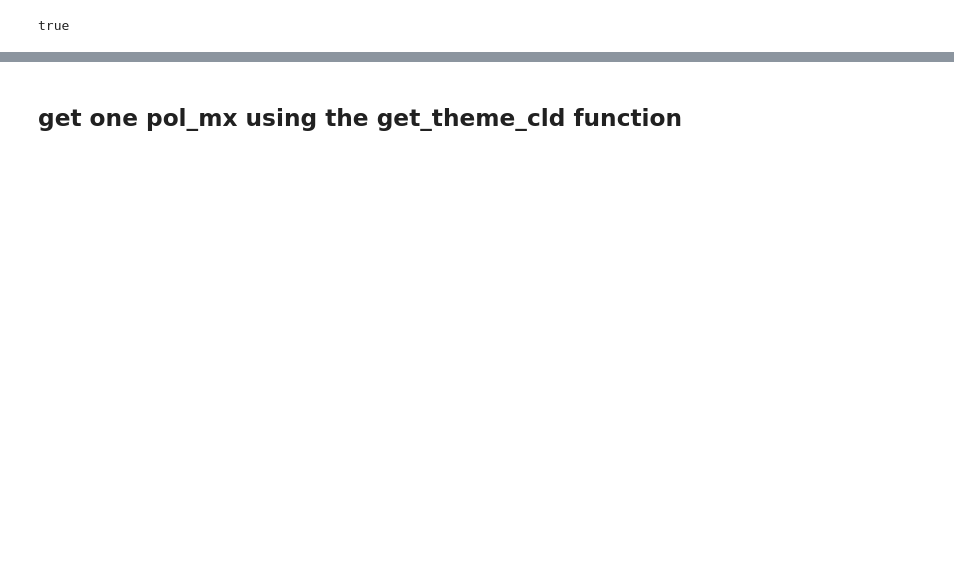
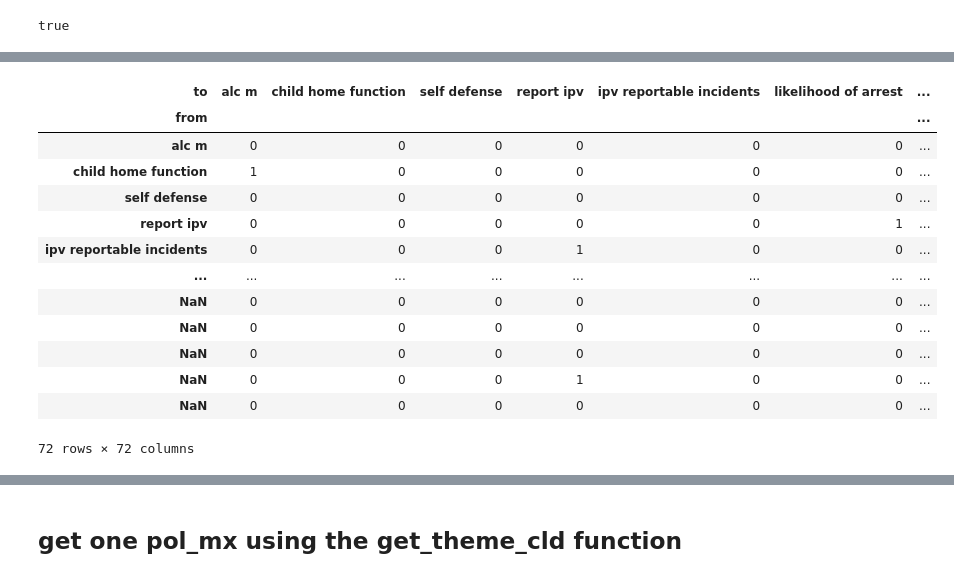
Before and after one commit to georgia-max/MentalMaps_Aggregation, a Jupyter notebook: Jupyter/aggregateCLD.ipynb, the cells around one changed output, grey strips where cells are left out. Cells and saved outputs as stored; diff of their text form; code cells hidden in the pictures; blank space fills up the shorter version.

```diff
--- a/Jupyter/aggregateCLD.ipynb
+++ b/Jupyter/aggregateCLD.ipynb
@@ -196,0 +165,21 @@ tt
+# %%
+# delete rows and columns that are nan
+pol_max_combined = pol_max_combined.dropna(axis=0, how='all')
+pol_max_combined = pol_max_combined.dropna(axis=1, how='all')
+
+pol_max_combined
+# %% [output]
+| to | alc m | child home function | self defense | report ipv | ipv reportable incidents | likelihood of arrest | ... |
+| from |  |  |  |  |  |  | ... |
+| alc m | 0 | 0 | 0 | 0 | 0 | 0 | ... |
+| child home function | 1 | 0 | 0 | 0 | 0 | 0 | ... |
+| self defense | 0 | 0 | 0 | 0 | 0 | 0 | ... |
+| report ipv | 0 | 0 | 0 | 0 | 0 | 1 | ... |
+| ipv reportable incidents | 0 | 0 | 0 | 1 | 0 | 0 | ... |
+| ... | ... | ... | ... | ... | ... | ... | ... |
+| NaN | 0 | 0 | 0 | 0 | 0 | 0 | ... |
+| NaN | 0 | 0 | 0 | 0 | 0 | 0 | ... |
+| NaN | 0 | 0 | 0 | 0 | 0 | 0 | ... |
+| NaN | 0 | 0 | 0 | 1 | 0 | 0 | ... |
+| NaN | 0 | 0 | 0 | 0 | 0 | 0 | ... |
+72 rows × 72 columns
```
Also changed, not shown: parts of 19 cells of this notebook, 4 other files.
